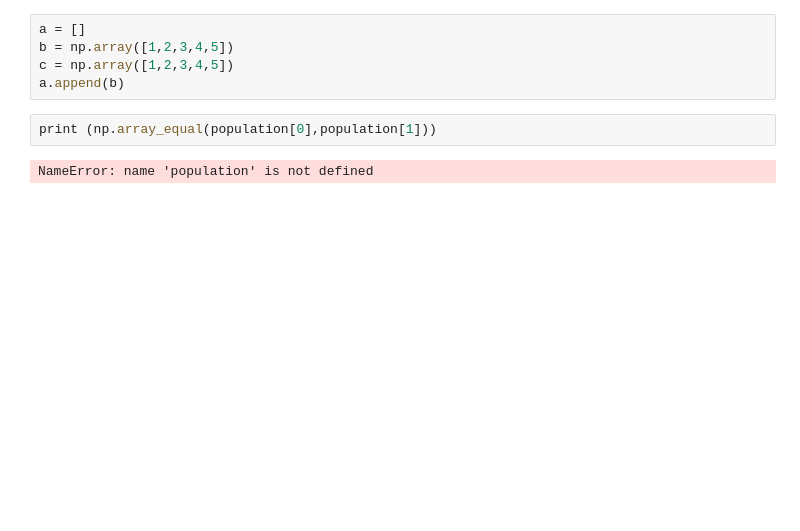
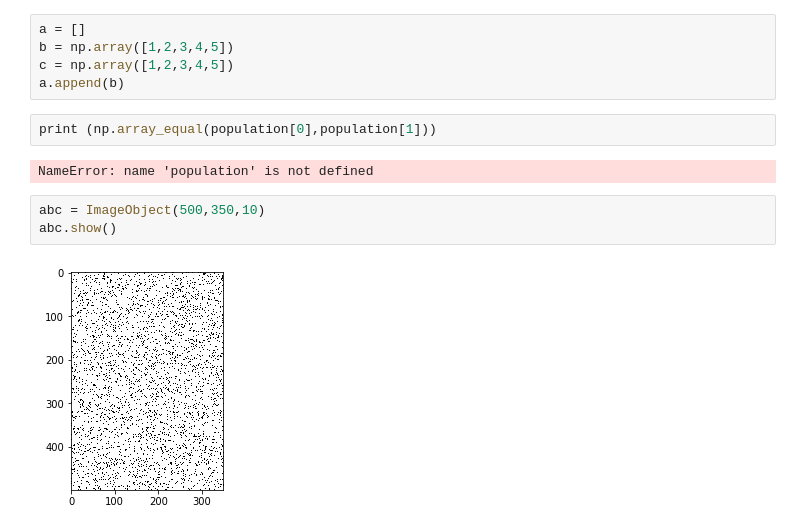
Before and after one commit to IsuruKalhara/ga_image_recreator, a Jupyter notebook: ImageRecreation.ipynb, the cells around one changed output. Saved outputs shown, nothing was run; the diff lists cells and outputs as text; blank space fills up the shorter version.

```diff
--- a/ImageRecreation.ipynb
+++ b/ImageRecreation.ipynb
@@ -184,3 +190,8 @@ a.append(b)
 print (np.array_equal(population[0],population[1]))
 # %% [output]
 NameError: name 'population' is not defined
+# %%
+abc = ImageObject(500,350,10)
+abc.show()
+# %% [output]
+[figure, added]
```
Also changed, not shown: parts of 4 cells of this notebook, 2 other files.
